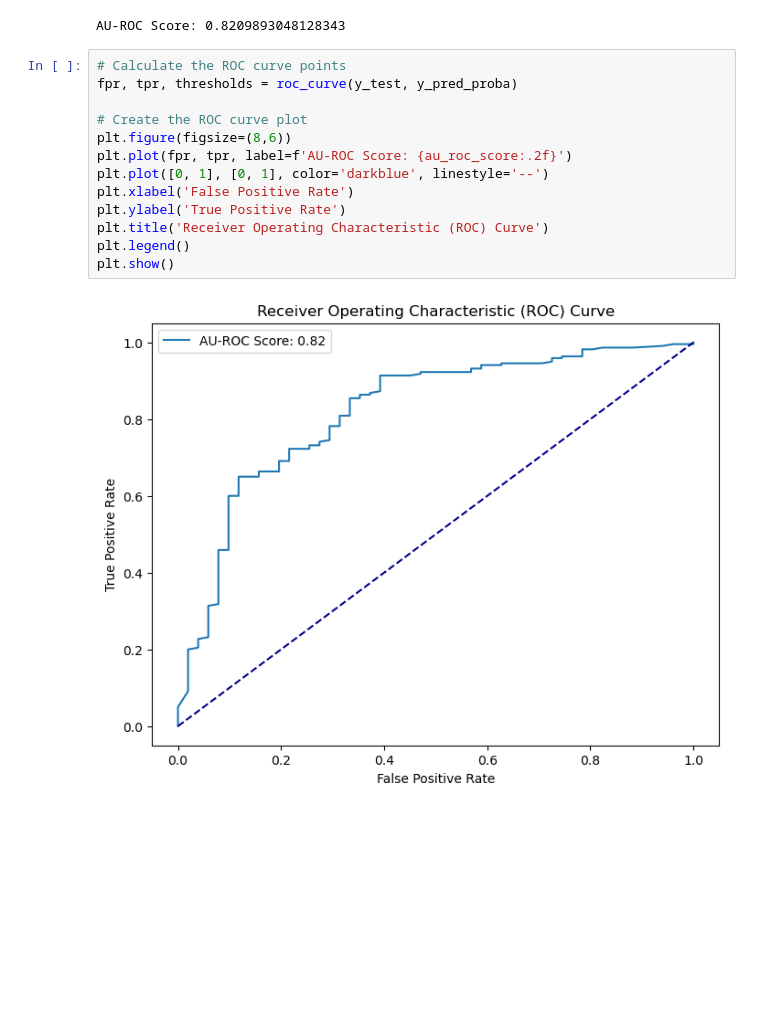
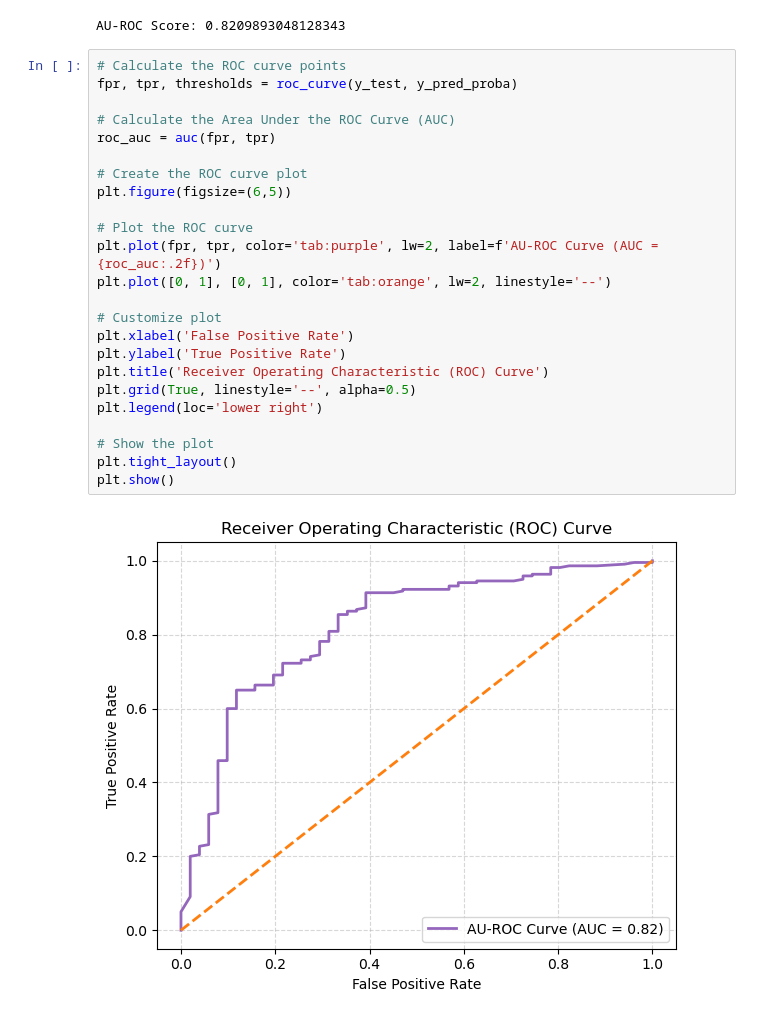
Before and after one commit to zainabnazari/ppmi, a Jupyter notebook: UPSIT.ipynb, the cells around one changed output. Saved outputs shown, nothing was run; the diff lists cells and outputs as text; blank space fills up the shorter version.

```diff
--- a/UPSIT.ipynb
+++ b/UPSIT.ipynb
@@ -72,18 +87,29 @@ AU-ROC Score: 0.8209893048128343
 # %%
 # Calculate the ROC curve points
 fpr, tpr, thresholds = roc_curve(y_test, y_pred_proba)
 
+# Calculate the Area Under the ROC Curve (AUC)
+roc_auc = auc(fpr, tpr)
+
 # Create the ROC curve plot
-plt.figure(figsize=(8,6))
-plt.plot(fpr, tpr, label=f'AU-ROC Score: {au_roc_score:.2f}')
-plt.plot([0, 1], [0, 1], color='darkblue', linestyle='--')
+plt.figure(figsize=(6,5))
+
+# Plot the ROC curve
+plt.plot(fpr, tpr, color='tab:purple', lw=2, label=f'AU-ROC Curve (AUC = {roc_auc:.2f})')
+plt.plot([0, 1], [0, 1], color='tab:orange', lw=2, linestyle='--')
+
+# Customize plot
 plt.xlabel('False Positive Rate')
 plt.ylabel('True Positive Rate')
 plt.title('Receiver Operating Characteristic (ROC) Curve')
-plt.legend()
+plt.grid(True, linestyle='--', alpha=0.5)
+plt.legend(loc='lower right')
+
+# Show the plot
+plt.tight_layout()
 plt.show()
 # %% [output]
-[figure, old version]
+[figure, new version]
 # %%
 # Get the current date
 current_date = datetime.now().date()
```
Also changed, not shown: parts of 2 cells of this notebook, 4 other files.
